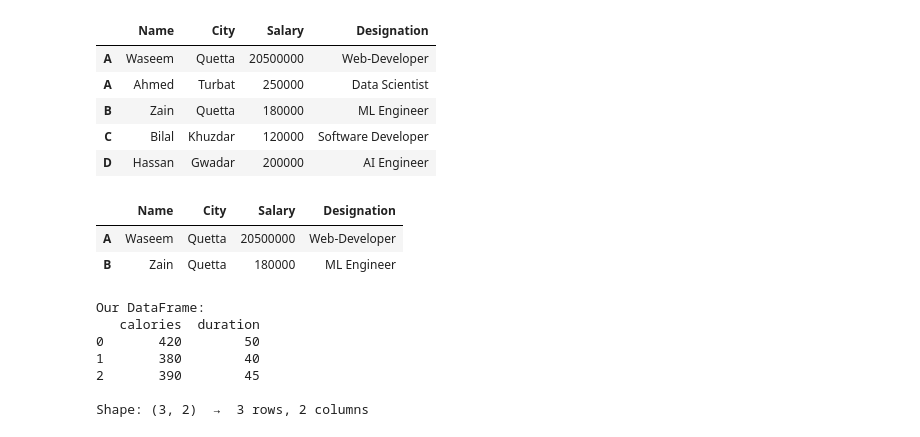
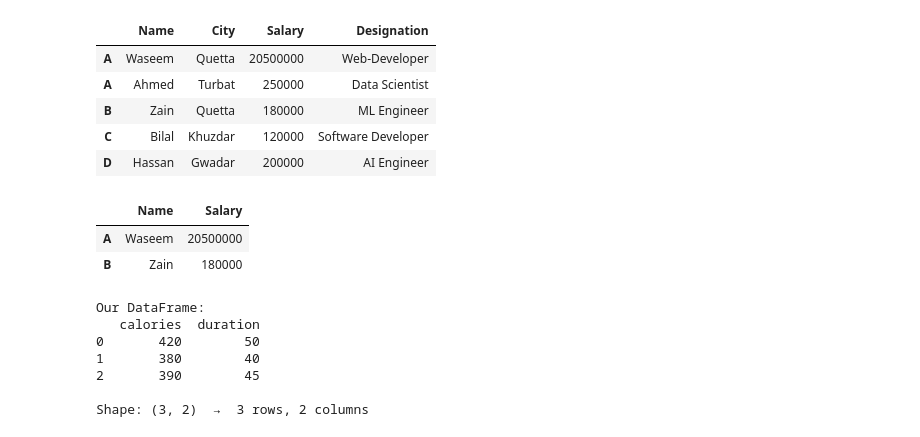
Before and after one commit to waseem-development/AI-NAVTTC, a Jupyter notebook: multi_modal_ai_engineering_journey/3_pandas/3_pandas_dataframes.ipynb, the cells around one changed output. Cells and saved outputs as stored; diff of their text form; code cells hidden in the pictures.

```diff
--- a/multi_modal_ai_engineering_journey/3_pandas/3_pandas_dataframes.ipynb
+++ b/multi_modal_ai_engineering_journey/3_pandas/3_pandas_dataframes.ipynb
@@ -300,11 +300,11 @@ df_03[df_03["Salary"] > 70000]
 | C | Bilal | Khuzdar | 120000 | Software Developer |
 | D | Hassan | Gwadar | 200000 | AI Engineer |
 # %%
-df_03[(df_03["Salary"] > 70000) & (df_03["City"] == "Quetta")]
+df_03[["Name", "Salary"]][(df_03["Salary"] > 70000) & (df_03["City"] == "Quetta")]
 # %% [output]
-|  | Name | City | Salary | Designation |
-| A | Waseem | Quetta | 20500000 | Web-Developer |
-| B | Zain | Quetta | 180000 | ML Engineer |
+|  | Name | Salary |
+| A | Waseem | 20500000 |
+| B | Zain | 180000 |
 # %%
 data = {
     "calories": [420, 380, 390],
```
Also changed, not shown: parts of 12 cells of this notebook, 6 other files.
